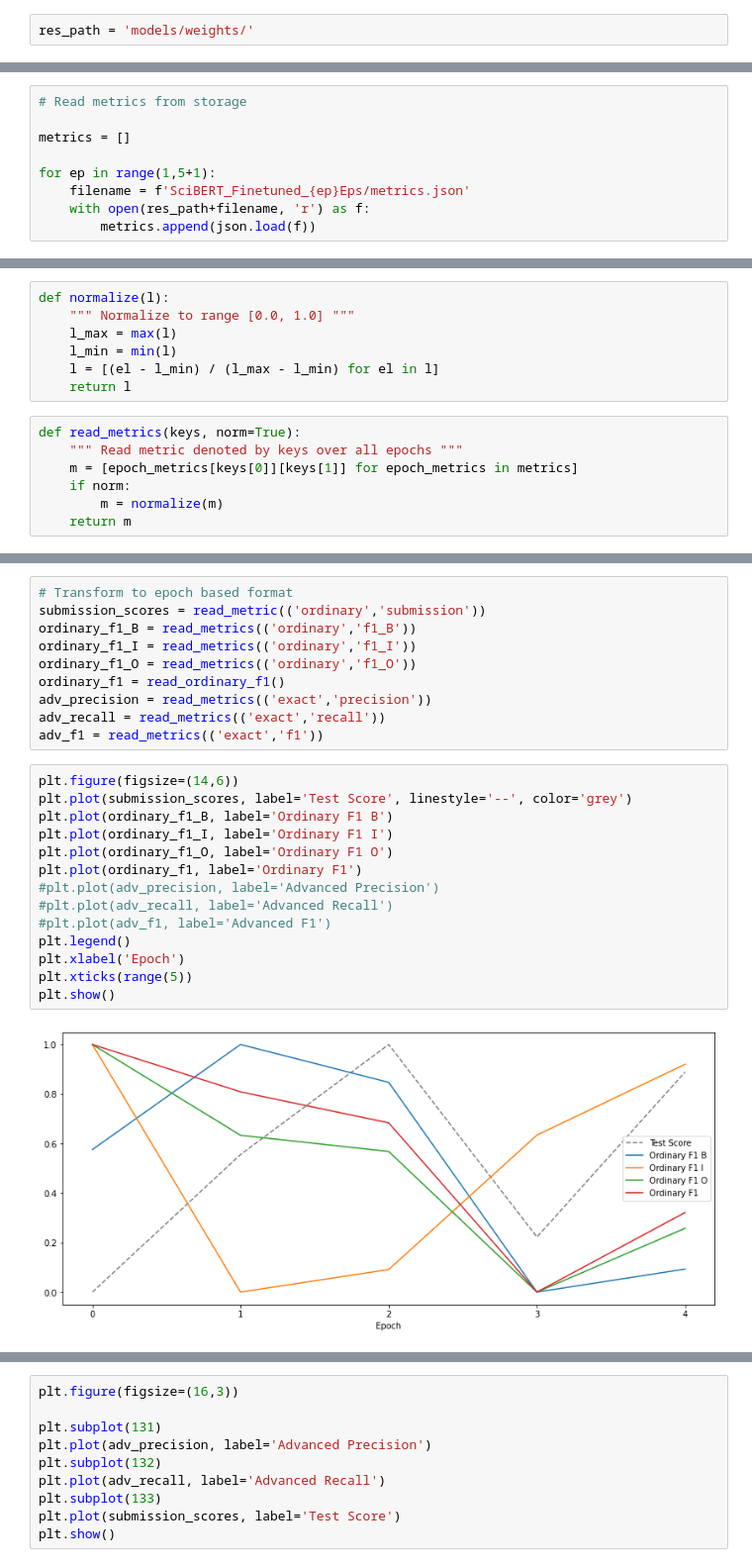
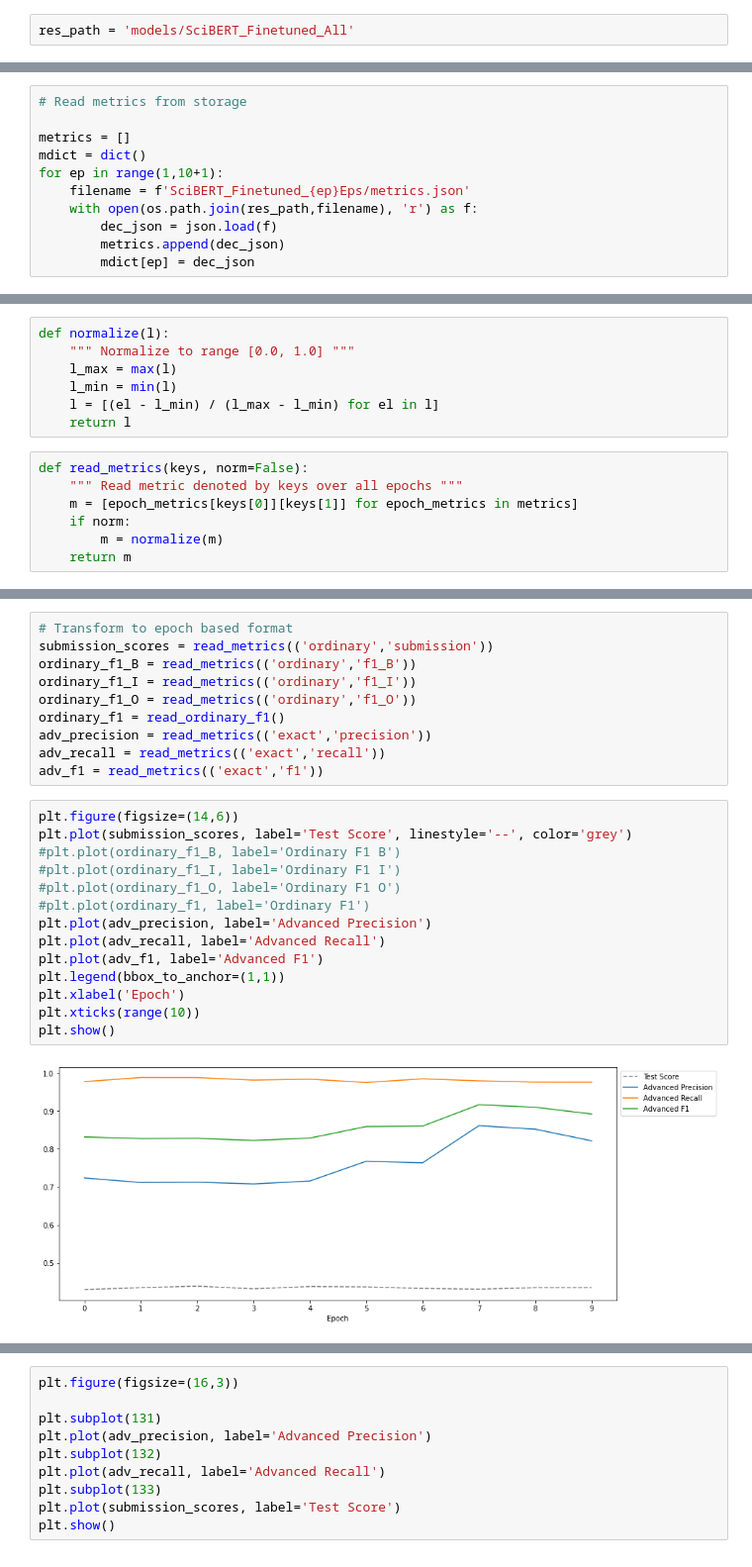
Before and after one commit to verrannt/show-us-the-data, a Jupyter notebook: src/notebooks/SciBERT Result Analysis.ipynb, the cells around one changed output, grey strips where cells are left out. Shown at 99% size. Cells and saved outputs as stored; diff of their text form.

Commit message:
create plots

```diff
--- a/src/notebooks/SciBERT Result Analysis.ipynb
+++ b/src/notebooks/SciBERT Result Analysis.ipynb
@@ -11,2 +16,2 @@ if not os.getcwd().endswith('/show-us-the-data'):
 # %%
-res_path = 'models/weights/'
+res_path = 'models/SciBERT_Finetuned_All'
@@ -25,8 +19,10 @@ os.listdir(res_path)
 # Read metrics from storage
 
 metrics = []
-
-for ep in range(1,5+1):
+mdict = dict()
+for ep in range(1,10+1):
     filename = f'SciBERT_Finetuned_{ep}Eps/metrics.json'
-    with open(res_path+filename, 'r') as f:
-        metrics.append(json.load(f))
+    with open(os.path.join(res_path,filename), 'r') as f:
+        dec_json = json.load(f)
+        metrics.append(dec_json)
+        mdict[ep] = dec_json
@@ -58,7 +257,7 @@ def normalize(l):
     l = [(el - l_min) / (l_max - l_min) for el in l]
     return l
 # %%
-def read_metrics(keys, norm=True):
+def read_metrics(keys, norm=False):
     """ Read metric denoted by keys over all epochs """
     m = [epoch_metrics[keys[0]][keys[1]] for epoch_metrics in metrics]
     if norm:
@@ -75,7 +276,7 @@ def read_ordinary_f1(norm=True):
     return f1
 # %%
 # Transform to epoch based format
-submission_scores = read_metric(('ordinary','submission'))
+submission_scores = read_metrics(('ordinary','submission'))
 ordinary_f1_B = read_metrics(('ordinary','f1_B'))
 ordinary_f1_I = read_metrics(('ordinary','f1_I'))
 ordinary_f1_O = read_metrics(('ordinary','f1_O'))
@@ -86,19 +287,19 @@ adv_f1 = read_metrics(('exact','f1'))
 # %%
 plt.figure(figsize=(14,6))
 plt.plot(submission_scores, label='Test Score', linestyle='--', color='grey')
-plt.plot(ordinary_f1_B, label='Ordinary F1 B')
-plt.plot(ordinary_f1_I, label='Ordinary F1 I')
-plt.plot(ordinary_f1_O, label='Ordinary F1 O')
-plt.plot(ordinary_f1, label='Ordinary F1')
-#plt.plot(adv_precision, label='Advanced Precision')
-#plt.plot(adv_recall, label='Advanced Recall')
-#plt.plot(adv_f1, label='Advanced F1')
-plt.legend()
+#plt.plot(ordinary_f1_B, label='Ordinary F1 B')
+#plt.plot(ordinary_f1_I, label='Ordinary F1 I')
+#plt.plot(ordinary_f1_O, label='Ordinary F1 O')
+#plt.plot(ordinary_f1, label='Ordinary F1')
+plt.plot(adv_precision, label='Advanced Precision')
+plt.plot(adv_recall, label='Advanced Recall')
+plt.plot(adv_f1, label='Advanced F1')
+plt.legend(bbox_to_anchor=(1,1))
 plt.xlabel('Epoch')
-plt.xticks(range(5))
+plt.xticks(range(10))
 plt.show()
 # %% [output]
-[figure, old version]
+[figure, new version]
 # %%
 # Plot differences in types of advanced metrics
 plt.figure(figsize=(16,3))
```
Also changed, not shown: parts of 15 cells of this notebook.
